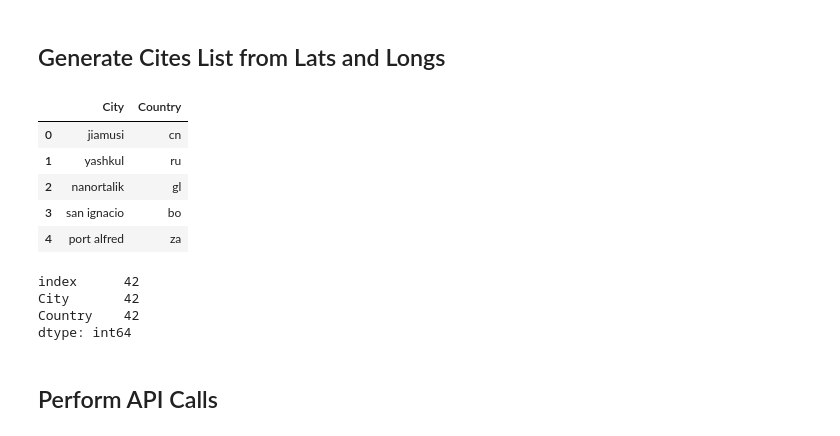
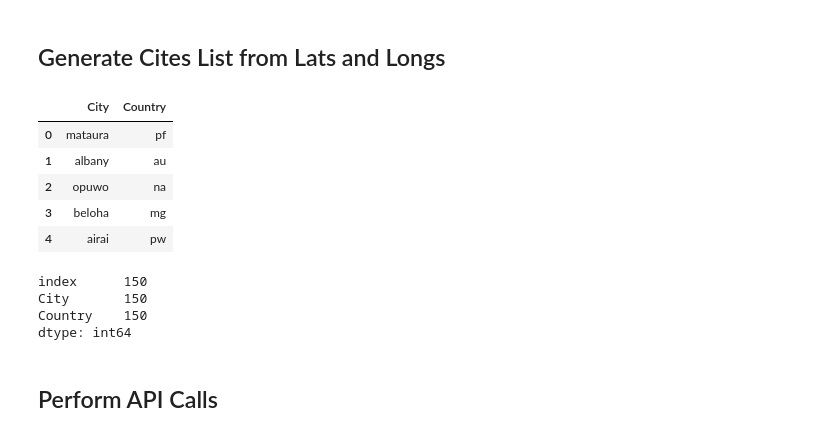
Before and after one commit to ggupta619/WeatherPy, a Jupyter notebook: WeatherPy.ipynb, the cells around one changed output. Saved outputs shown, nothing was run; the diff lists cells and outputs as text; code cells hidden in the pictures.

```diff
--- a/WeatherPy.ipynb
+++ b/WeatherPy.ipynb
@@ -21,26 +21,26 @@ cities_df
 ## Generate Cites List from Lats and Longs
 # %%
 # Randomly generate a list of 1500 cities. Use 50 to test for duplicates.
-for x in range(50):
+for x in range(250):
     lat, lng = np.random.uniform(low=-90.000, high=90.000), np.random.uniform(low=-180.000, high=180.000)
     city = citipy.nearest_city(lat, lng)
     cities_df = cities_df.append({"City": city.city_name,"Country": city.country_code,}, ignore_index=True)
 cities_df.head()
 # %% [output]
 |  | City | Country |
-| 0 | jiamusi | cn |
-| 1 | yashkul | ru |
-| 2 | nanortalik | gl |
-| 3 | san ignacio | bo |
-| 4 | port alfred | za |
+| 0 | mataura | pf |
+| 1 | albany | au |
+| 2 | opuwo | na |
+| 3 | beloha | mg |
+| 4 | airai | pw |
 # %%
 #Remove duplicate cities
 cities_df = cities_df.drop_duplicates(subset='City').reset_index()
 cities_df.count()
 # %% [output]
-index      42
-City       42
-Country    42
+index      150
+City       150
+Country    150
 dtype: int64
 # %% [markdown]
 ## Perform API Calls
```
Also changed, not shown: parts of 3 cells of this notebook.
